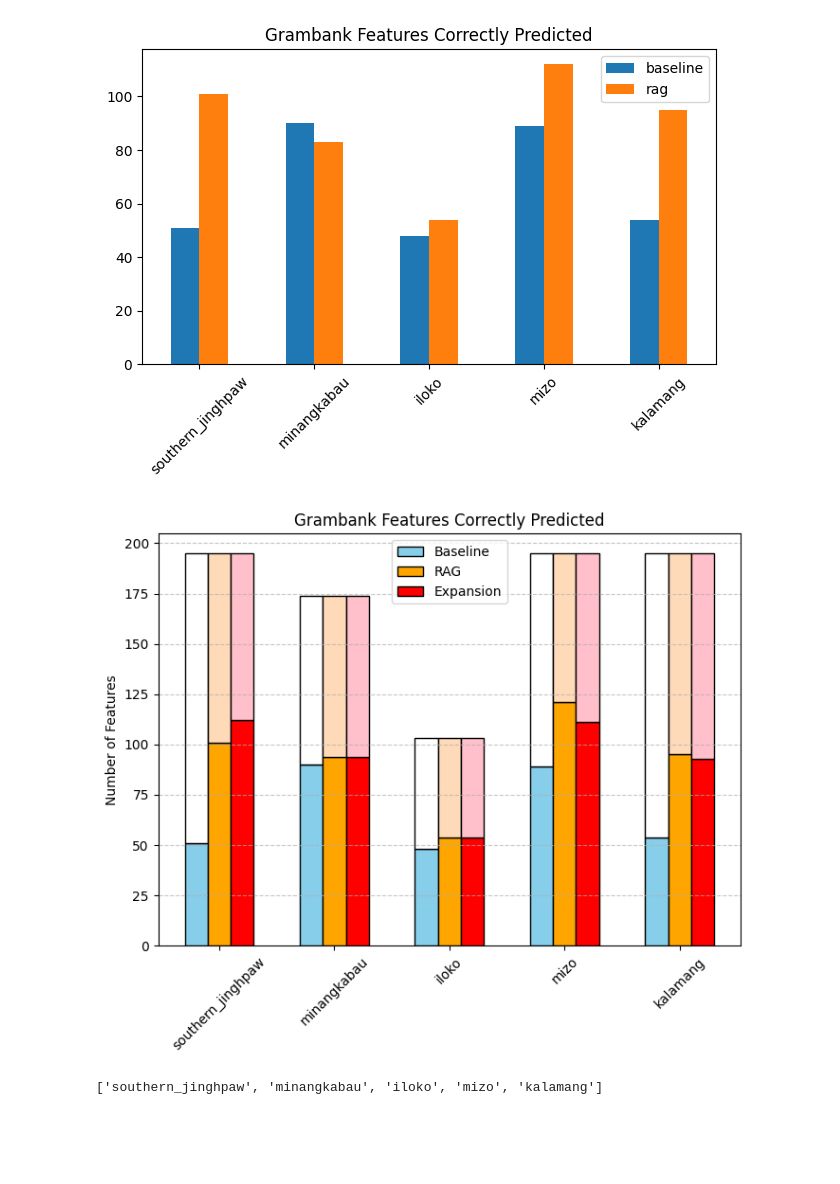
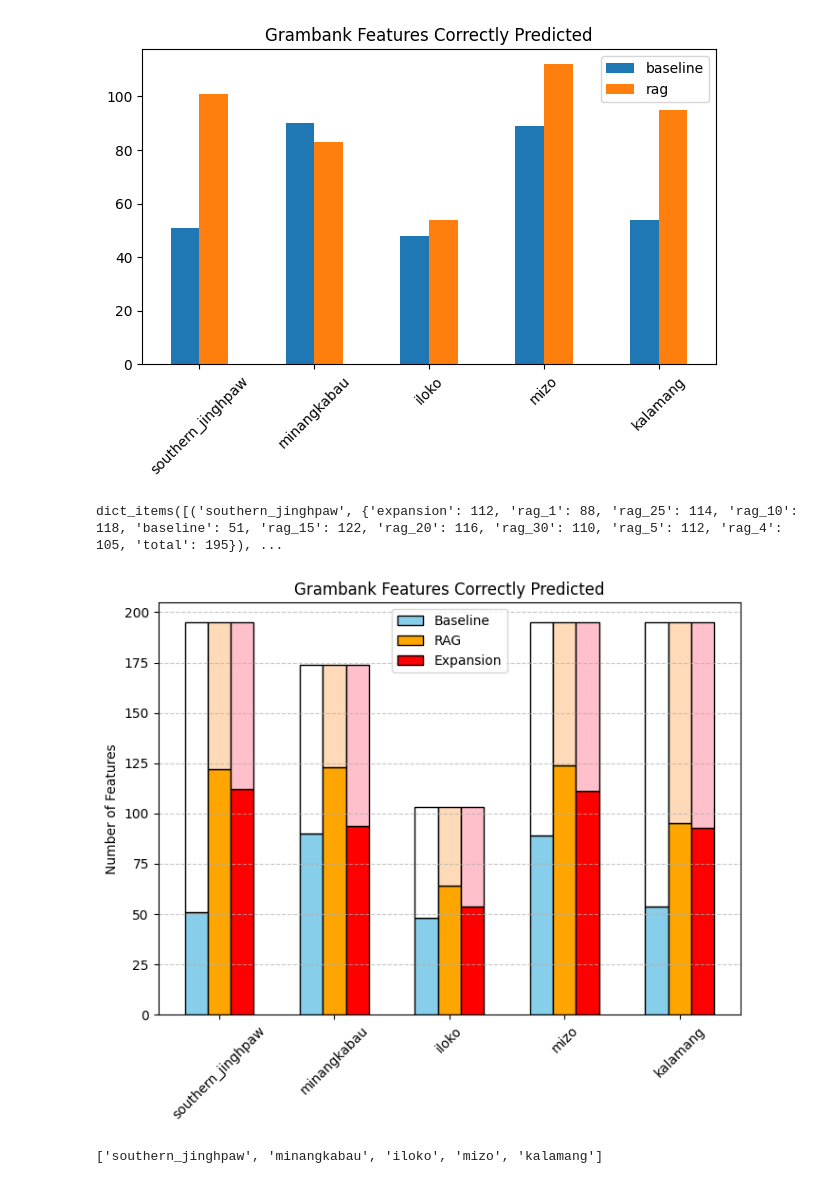
Before and after one commit to jonathanhus/gram_features, a Jupyter notebook: grambank-eval.ipynb, the cells around one changed output. Saved outputs shown, nothing was run; the diff lists cells and outputs as text; code cells hidden in the pictures; blank space fills up the shorter version.

Commit message:
Updated graph

```diff
--- a/grambank-eval.ipynb
+++ b/grambank-eval.ipynb
@@ -197,6 +199,10 @@ plt.show()
 #     if input_path.is_file():
 #         print(input_path)
 #         process_results(input_path)
+# %%
+scores.items()
+# %% [output]
+dict_items([('southern_jinghpaw', {'expansion': 112, 'rag_1': 88, 'rag_25': 114, 'rag_10': 118, 'baseline': 51, 'rag_15': 122, 'rag_20': 116, 'rag_30': 110, 'rag_5': 112, 'rag_4': 105, 'total': 195}), ...
 # %%
 import matplotlib.pyplot as plt
 import numpy as np
@@ -216,7 +222,12 @@ data = scores
 # Extract categories and values
 categories = list(data.keys())
 baseline_values = [data[group]['baseline'] for group in categories]
-rag_values = [data[group]['rag'] for group in categories]
+# rag_values = [data[group]['rag_4'] for group in categories]
+# Get the best RAG score for each language
+rag_values = [
+    max(value for key, value in data[group].items() if key.startswith("rag_"))
+    for group in categories
+]
 expansion_values = [data[group]['expansion'] for group in categories]
 total_values = [data[group]['total'] for group in categories]
 
@@ -235,34 +246,34 @@ fig, ax = plt.subplots(figsize=(7, 6))
 # Plot Baseline Stacked Bars
 # ax.bar(x - bar_width / 3, baseline_values, bar_width, label='Baseline', color='skyblue', edgecolor='black')
 ax.bar(x - bar_width, baseline_values, bar_width, label='Baseline', color='skyblue', edgecolor='black')
 ax.bar(x - bar_width, baseline_extra, bar_width, bottom=baseline_values, label='_nolegend_', color='white', edgecolor='black')
 
 # Plot RAG Stacked Bars
 ax.bar(x, rag_values, bar_width, label='RAG', color='orange', edgecolor='black')
 ax.bar(x, rag_extra, bar_width, bottom=rag_values, label='_nolegend_', color='peachpuff', edgecolor='black')
 
 # Plot Query Expansion Stacked Bars
 ax.bar(x + bar_width, expansion_values, bar_width, label='Expansion', color='red',edgecolor='black')
 ax.bar(x + bar_width, expansion_extra, bar_width, bottom=expansion_values, label='_nolegend_', color='pink', edgecolor='black')
 
 # Add labels, title, and legend
 # ax.set_xlabel('Groups')
 ax.set_ylabel('Number of Features')
 ax.set_title('Grambank Features Correctly Predicted')
 ax.set_xticks(x)
 ax.set_xticklabels(categories, rotation=45, ha='center')  # Rotate category labels for clarity
 ax.legend()
 
 # Add grid for better readability
 ax.grid(axis='y', linestyle='--', alpha=0.7)
 
 # Tight layout for better spacing
 plt.tight_layout()
 
 # Show the plot
 plt.show()
 # %% [output]
-[figure, old version]
+[figure, new version]
 # %%
 categories
 # %% [output]
```
Also changed, not shown: parts of 4 cells of this notebook.
